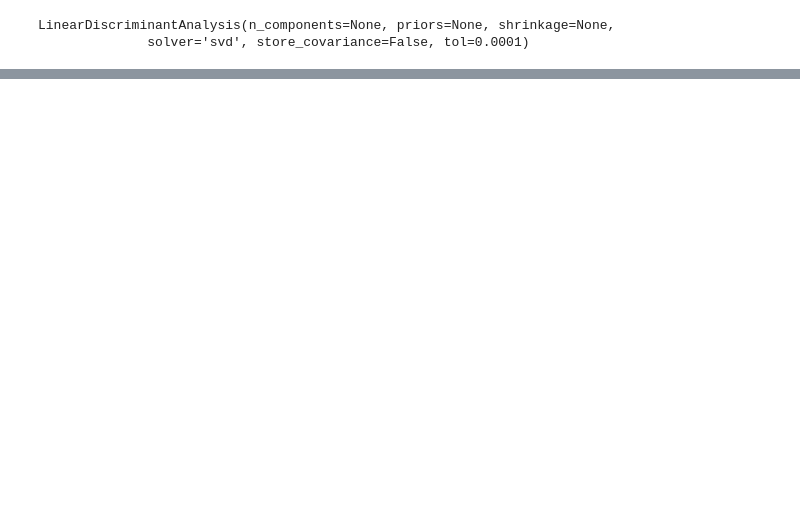
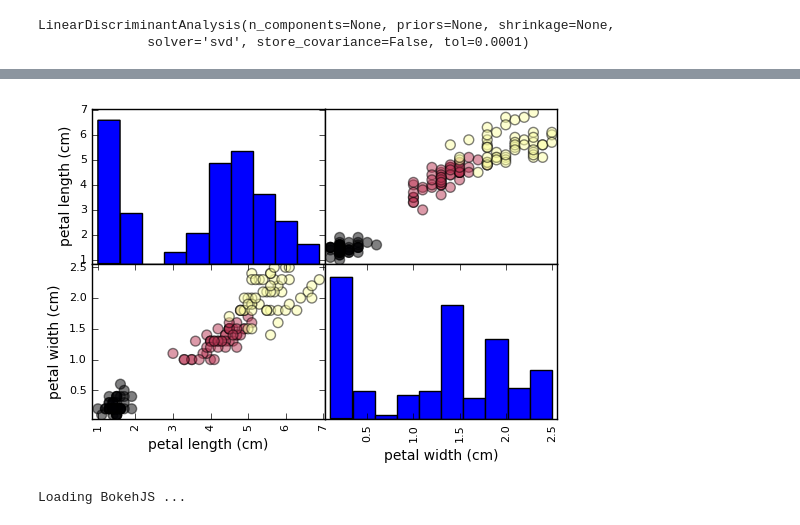
Before and after one commit to foreverwhatever/foreverwhatever.github.io, a Jupyter notebook: _posts/2016-11-18-Describing-a-model-with-decision-trees.ipynb, the cells around one changed output, grey strips where cells are left out. Saved outputs shown, nothing was run; the diff lists cells and outputs as text; code cells hidden in the pictures; blank space fills up the shorter version.

Commit message:
I will always visual iris data for eternity

```diff
--- a/_posts/2016-11-18-Describing-a-model-with-decision-trees.ipynb
+++ b/_posts/2016-11-18-Describing-a-model-with-decision-trees.ipynb
@@ -7,4 +8,6 @@ import IPython
 from sklearn import datasets, discriminant_analysis
+# %%
+c = bokeh.palettes.Inferno3
 # %%
 iris = datasets.load_iris()
 clf = discriminant_analysis.LinearDiscriminantAnalysis()
@@ -34,0 +44,13 @@ IPython.display.Image(nx_tree(description).create_png(), embed=True)
+# %%
+df = Harness(iris['data'], iris['target'], columns=iris['feature_names'], estimator=clf)
+# %%
+df[['petal length (cm)', 'petal width (cm)']].pipe(
+    pandas.tools.plotting.scatter_matrix, s=200,
+    c=df.index.map(c.__getitem__).tolist(), edgecolor=None
+);
+# %% [output]
+[figure, added]
+# %%
+bokeh.plotting.output_notebook(resources=bokeh.resourcesces.CDN)
+# %% [output]
+Loading BokehJS ...
```
Also changed, not shown: parts of 6 cells of this notebook.
